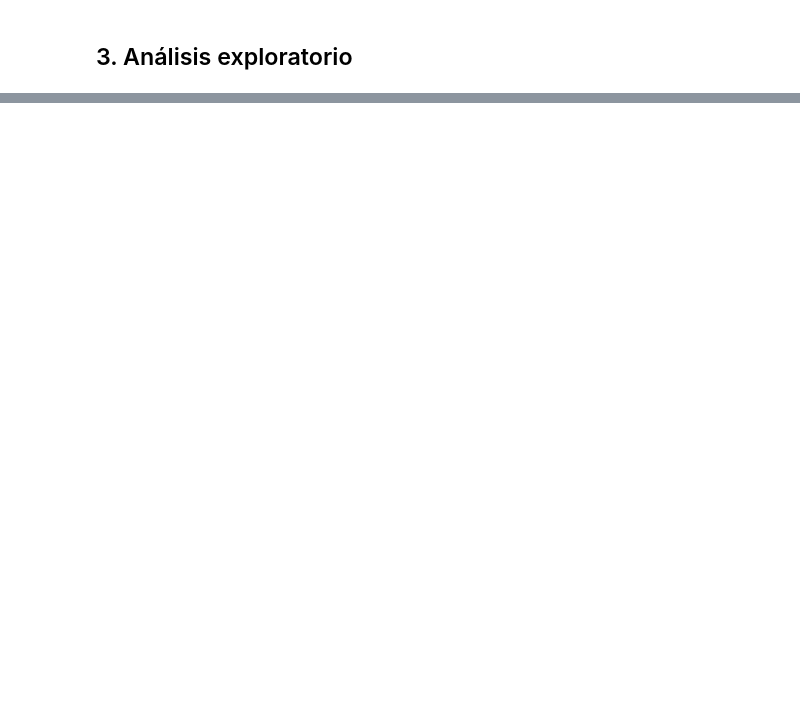
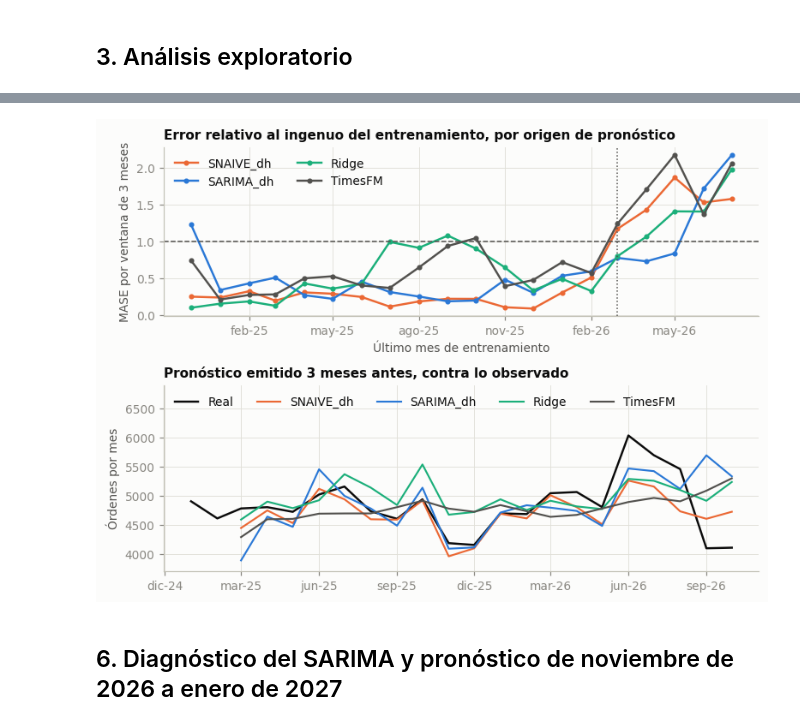
Before and after one commit to DannyV1992/curso_modelado, a Jupyter notebook: Tareas/Proyecto_integrador/Avance_1/Notebook_Avance_Forecast_Mensual.ipynb, the cells around one changed output, grey strips where cells are left out. Cells and saved outputs as stored; diff of their text form; code cells hidden in the pictures; blank space fills up the shorter version.

```diff
--- a/Tareas/Proyecto_integrador/Avance_1/Notebook_Avance_Forecast_Mensual.ipynb
+++ b/Tareas/Proyecto_integrador/Avance_1/Notebook_Avance_Forecast_Mensual.ipynb
@@ -519,0 +286,16 @@ Octubre 2026 observado hasta el día 25: 3036 órdenes (25 de 31 días)
+# %%
+H, M, INI = 3, 12, 24
+datos = pd.DataFrame({"unique_id": "ordenes", "ds": serie.index, "y": serie.values})
+N_VENT = len(serie) - INI - H + 1
+print("Ventanas:", N_VENT, "| primer origen:", serie.index[INI - 1].strftime("%Y-%m"), "| último mes pronosticado:", serie.index[-1].strftime("%Y-%m"))
+
+clasicos = [Naive(alias="Naive"), SeasonalNaive(season_length=M, alias="SNAIVE"),
+            AutoETS(season_length=M, alias="AutoETS"), AutoARIMA(season_length=M, alias="SARIMA")]
+cv = StatsForecast(models=clasicos, freq="MS", n_jobs=1).cross_validation(df=datos, h=H, step_size=1, n_windows=N_VENT, refit=True)
+assert cv.cutoff.nunique() == N_VENT and cv.cutoff.min() == serie.index[INI - 1]
+
+# Ajuste por días hábiles: el mismo modelo sobre órdenes por día hábil, y de vuelta a órdenes del mes
+cv_dh = StatsForecast(models=clasicos[1:], freq="MS", n_jobs=1).cross_validation(
+    df=datos.assign(y=serie.values / dh.values), h=H, step_size=1, n_windows=N_VENT, refit=True)
+for nom in ["SNAIVE", "AutoETS", "SARIMA"]:
+    cv[nom + "_dh"] = cv_dh[nom].values * dh.reindex(cv_dh.ds).values
@@ -519,0 +401,25 @@ Octubre 2026 observado hasta el día 25: 3036 órdenes (25 de 31 días)
+# %%
+# Figura 4. MASE por ventana de los mejores modelos de cada familia y pronóstico emitido 3 meses antes
+vista = {"SNAIVE_dh": C["naranja"], "SARIMA_dh": C["azul"], "Ridge": C["aqua"], "TimesFM": C["tinta2"]}
+fig, (a1, a2) = plt.subplots(2, 1, figsize=(7.2, 5.2), gridspec_kw={"height_ratios": [1, 1.1]})
+for n, col in vista.items():
+    a1.plot(mase_v.index, mase_v[n], color=col, lw=1.6, marker="o", ms=3, label=n)
+a1.axhline(1, color=C["tinta2"], lw=1, ls="--")
+a1.axvline(QUIEBRE, color=C["tinta2"], lw=1, ls=":")
+a1.set(ylabel="MASE por ventana de 3 meses", title="Error relativo al ingenuo del entrenamiento, por origen de pronóstico",
+       xlabel="Último mes de entrenamiento")
+a1.legend(loc="upper left", ncol=2)
+a1.xaxis.set_major_locator(mdates.MonthLocator(interval=3)); a1.xaxis.set_major_formatter(FMT_MES)
+
+h3 = cv[cv.h == H].set_index("ds")                                        # el tercer mes de cada ventana
+a2.plot(serie["2025-01":].index, serie["2025-01":].values, color=C["tinta"], lw=1.6, label="Real")
+for n, col in vista.items():
+    a2.plot(h3.index, h3[n], color=col, lw=1.4, label=n)
+a2.set(ylabel="Órdenes por mes", title="Pronóstico emitido 3 meses antes, contra lo observado", ylim=(3700, 6900))
+a2.legend(loc="upper left", ncol=5)
+a2.xaxis.set_major_locator(mdates.MonthLocator(interval=3)); a2.xaxis.set_major_formatter(FMT_MES)
+fig.tight_layout(); fig.savefig("figuras/fig4_validacion.png"); plt.show()
+# %% [output]
+[figure, added]
+# %% [markdown]
+## 6. Diagnóstico del SARIMA y pronóstico de noviembre de 2026 a enero de 2027
```
Also changed, not shown: parts of 45 cells of this notebook, 12 other files.
